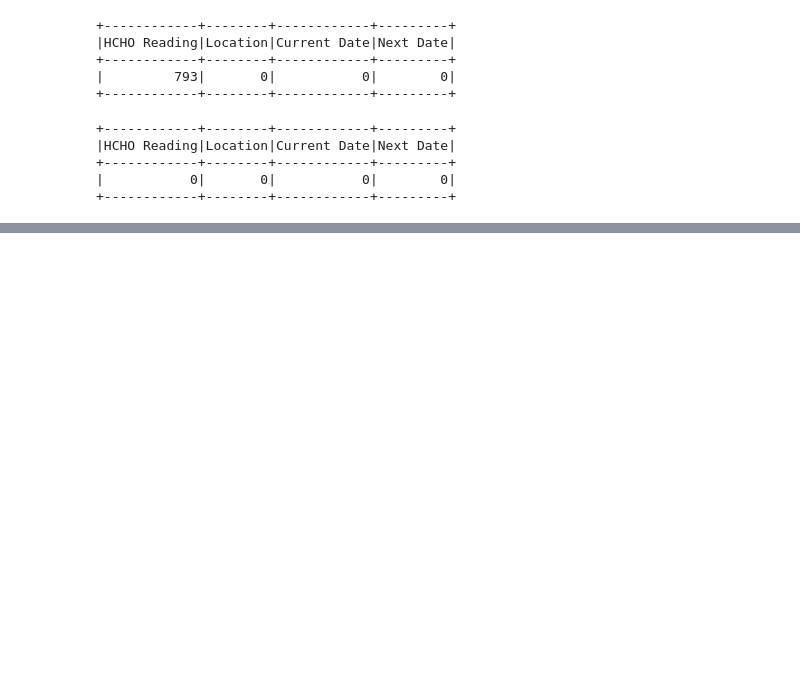
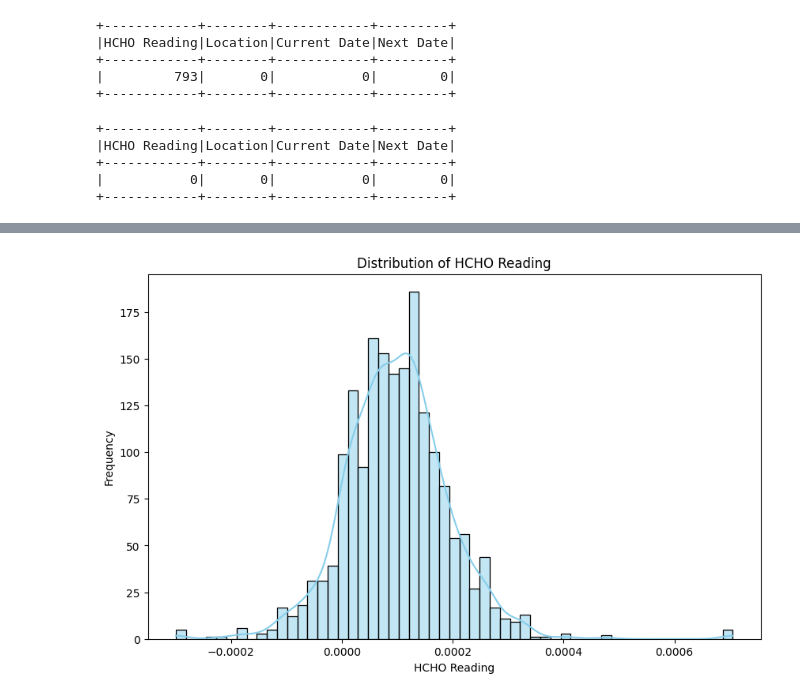
Before and after one commit to VinukaSilva/HCHO-Prediction, a Jupyter notebook: Pre Processing.ipynb, the cells around one changed output, grey strips where cells are left out. Saved outputs shown, nothing was run; the diff lists cells and outputs as text; code cells hidden in the pictures; blank space fills up the shorter version.

```diff
--- a/Pre Processing.ipynb
+++ b/Pre Processing.ipynb
@@ -326,0 +332,2 @@ kan_data.select(*[sum_(col(c).isNull().cast("int")).alias(c) for c in cmn_data.c
+# %%
+kan_data = kan_data.dropDuplicates()
@@ -326,0 +339,4 @@ kan_data.select(*[sum_(col(c).isNull().cast("int")).alias(c) for c in cmn_data.c
+# %%
+# Convert the PySpark DataFrame to a Pandas DataFrame
+kan_data = kan_data.toPandas()
+kan_data
@@ -326,0 +357,10 @@ kan_data.select(*[sum_(col(c).isNull().cast("int")).alias(c) for c in cmn_data.c
+# %%
+# Plot the distribution of the "HCHO Reading" column
+plt.figure(figsize=(10, 6))
+sns.histplot(kan_data["HCHO Reading"], kde=True, color='skyblue')
+plt.title('Distribution of HCHO Reading')
+plt.xlabel('HCHO Reading')
+plt.ylabel('Frequency')
+plt.show()
+# %% [output]
+[figure, added]
```
Also changed, not shown: parts of 5 cells of this notebook, 1 other file.
